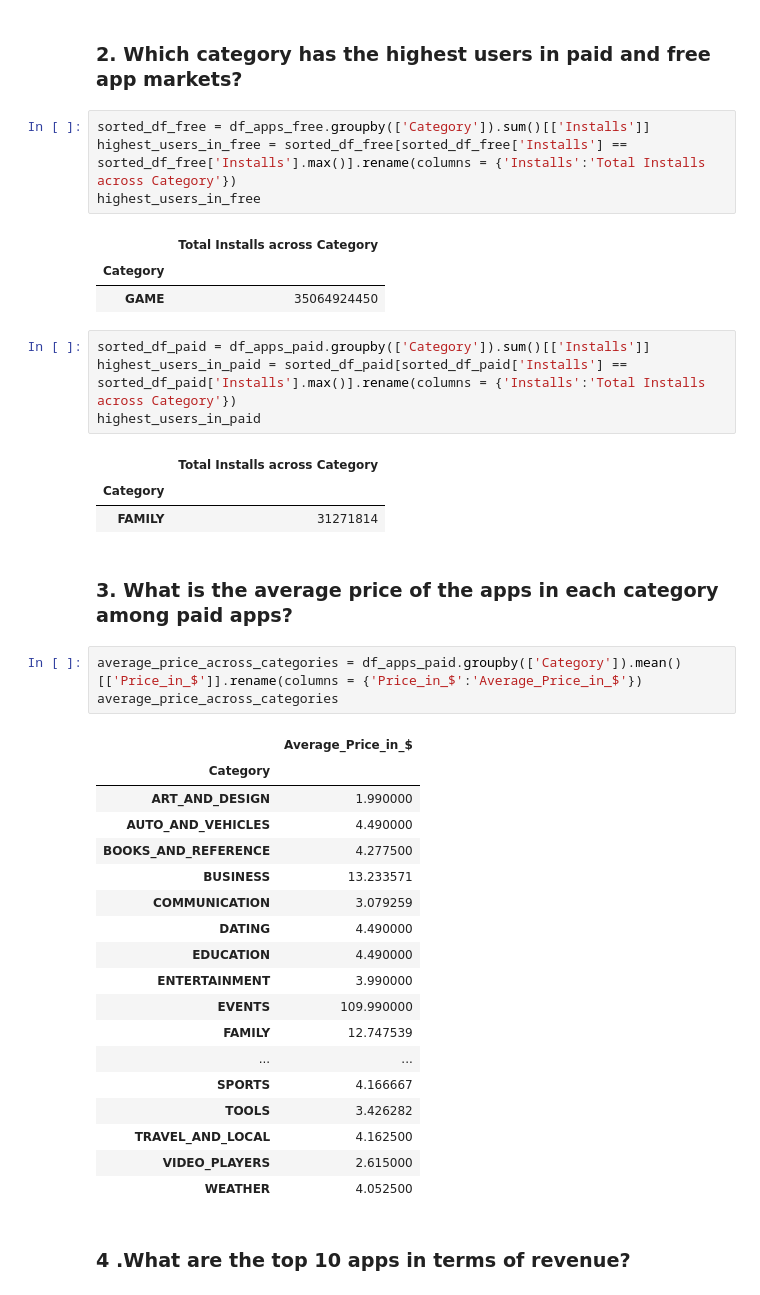
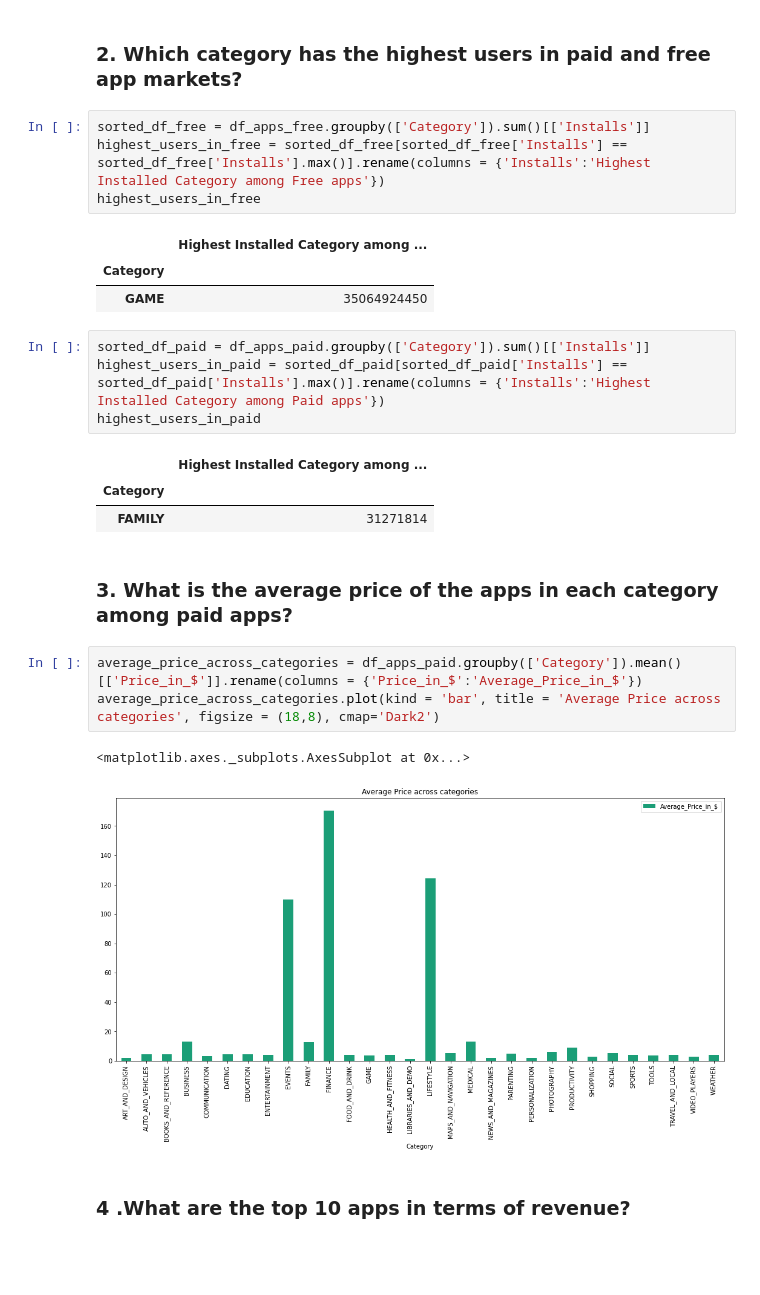
Before and after one commit to ganathetechie/AlmaBetter-Capstone-Project-1, a Jupyter notebook: Play_Store_App_Review_Analysis_Capstone_Project.ipynb, the cells around one changed output. Cells and saved outputs as stored; diff of their text form; blank space fills up the shorter version.

```diff
--- a/Play_Store_App_Review_Analysis_Capstone_Project.ipynb
+++ b/Play_Store_App_Review_Analysis_Capstone_Project.ipynb
@@ -673,44 +673,28 @@ On this analysis, we find that the number of downloads of free apps is more than
 ### 2. Which category has the highest users in paid and free app markets?
 # %%
 sorted_df_free = df_apps_free.groupby(['Category']).sum()[['Installs']]
-highest_users_in_free = sorted_df_free[sorted_df_free['Installs'] == sorted_df_free['Installs'].max()].rename(columns = {'Installs':'Total Installs across Category'})
+highest_users_in_free = sorted_df_free[sorted_df_free['Installs'] == sorted_df_free['Installs'].max()].rename(columns = {'Installs':'Highest Installed Category among Free apps'})
 highest_users_in_free
 # %% [output]
-|  | Total Installs across Category |
+|  | Highest Installed Category among ... |
 | Category |  |
 | GAME | 35064924450 |
 # %%
 sorted_df_paid = df_apps_paid.groupby(['Category']).sum()[['Installs']]
-highest_users_in_paid = sorted_df_paid[sorted_df_paid['Installs'] == sorted_df_paid['Installs'].max()].rename(columns = {'Installs':'Total Installs across Category'})
+highest_users_in_paid = sorted_df_paid[sorted_df_paid['Installs'] == sorted_df_paid['Installs'].max()].rename(columns = {'Installs':'Highest Installed Category among Paid apps'})
 highest_users_in_paid
 # %% [output]
-|  | Total Installs across Category |
+|  | Highest Installed Category among ... |
 | Category |  |
 | FAMILY | 31271814 |
 # %% [markdown]
 ###  3. What is the average price of the apps in each category among paid apps?
 # %%
 average_price_across_categories = df_apps_paid.groupby(['Category']).mean()[['Price_in_$']].rename(columns = {'Price_in_$':'Average_Price_in_$'})
-average_price_across_categories
+average_price_across_categories.plot(kind = 'bar', title = 'Average Price across categories', figsize = (18,8), cmap='Dark2')
 # %% [output]
-|  | Average_Price_in_$ |
-| Category |  |
-| ART_AND_DESIGN | 1.990000 |
-| AUTO_AND_VEHICLES | 4.490000 |
-| BOOKS_AND_REFERENCE | 4.277500 |
-| BUSINESS | 13.233571 |
-| COMMUNICATION | 3.079259 |
-| DATING | 4.490000 |
-| EDUCATION | 4.490000 |
-| ENTERTAINMENT | 3.990000 |
-| EVENTS | 109.990000 |
-| FAMILY | 12.747539 |
-| ... | ... |
-| SPORTS | 4.166667 |
-| TOOLS | 3.426282 |
-| TRAVEL_AND_LOCAL | 4.162500 |
-| VIDEO_PLAYERS | 2.615000 |
-| WEATHER | 4.052500 |
+<matplotlib.axes._subplots.AxesSubplot at 0x...>
+[figure, added]
 # %% [markdown]
 ### 4 .What are the top 10 apps in terms of revenue?
 # %%
```
Also changed, not shown: parts of 5 cells of this notebook.
